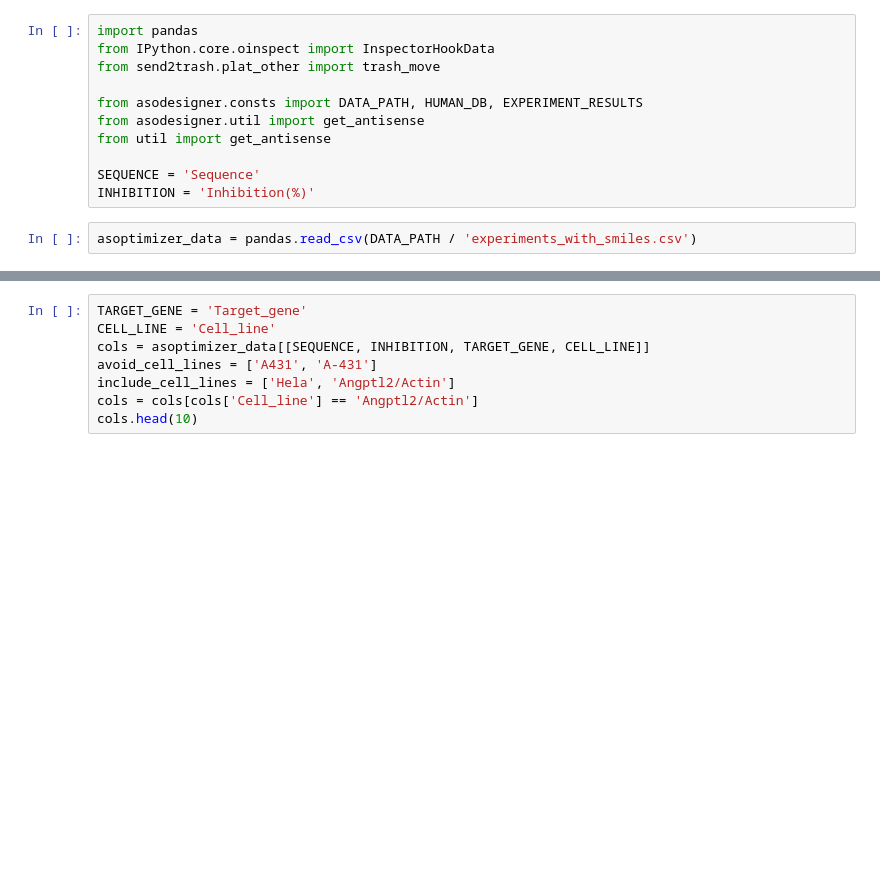
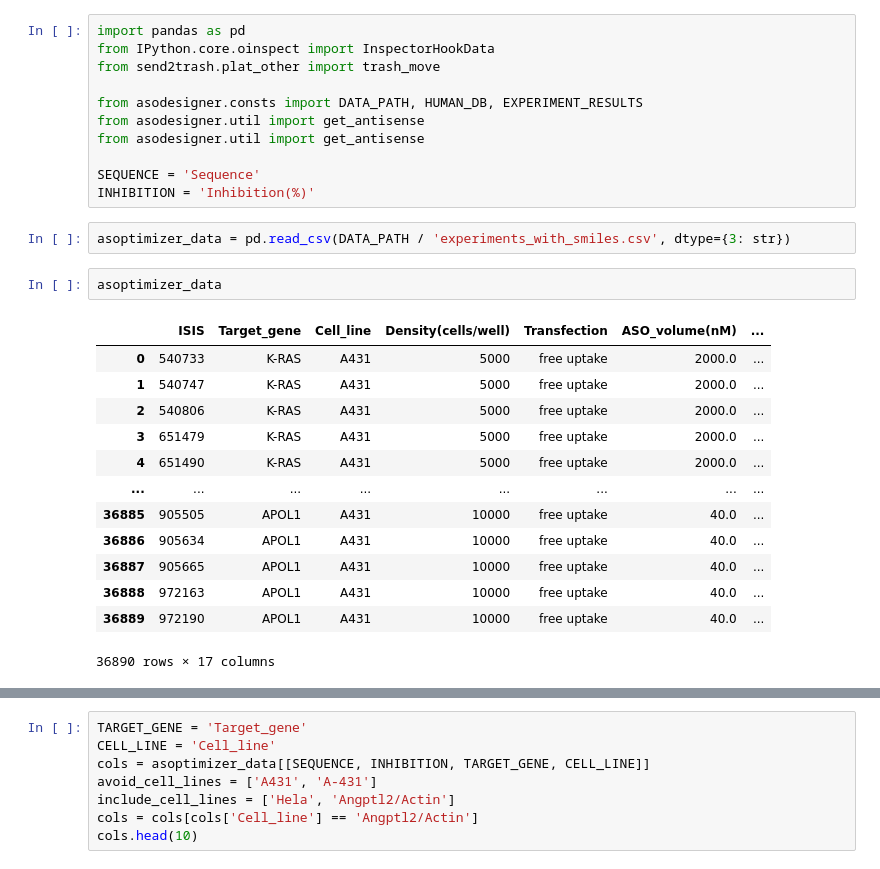
Before and after one commit to RedPenguin100/ASOdesign, a Jupyter notebook: scripts/play_with_data.ipynb, the cells around one changed output, grey strips where cells are left out. Drawn from its saved outputs; the diff is of its cells as text; blank space fills up the shorter version.

```diff
--- a/scripts/play_with_data.ipynb
+++ b/scripts/play_with_data.ipynb
@@ -1,16 +1,32 @@
 # %%
-import pandas
+import pandas as pd
 from IPython.core.oinspect import InspectorHookData
 from send2trash.plat_other import trash_move
 
 from asodesigner.consts import DATA_PATH, HUMAN_DB, EXPERIMENT_RESULTS
 from asodesigner.util import get_antisense
-from util import get_antisense
+from asodesigner.util import get_antisense
 
 SEQUENCE = 'Sequence'
 INHIBITION = 'Inhibition(%)'
 # %%
-asoptimizer_data = pandas.read_csv(DATA_PATH / 'experiments_with_smiles.csv')
+asoptimizer_data = pd.read_csv(DATA_PATH / 'experiments_with_smiles.csv', dtype={3: str})
+# %%
+asoptimizer_data
+# %% [output]
+|  | ISIS | Target_gene | Cell_line | Density(cells/well) | Transfection | ASO_volume(nM) | ... |
+| 0 | 540733 | K-RAS | A431 | 5000 | free uptake | 2000.0 | ... |
+| 1 | 540747 | K-RAS | A431 | 5000 | free uptake | 2000.0 | ... |
+| 2 | 540806 | K-RAS | A431 | 5000 | free uptake | 2000.0 | ... |
+| 3 | 651479 | K-RAS | A431 | 5000 | free uptake | 2000.0 | ... |
+| 4 | 651490 | K-RAS | A431 | 5000 | free uptake | 2000.0 | ... |
+| ... | ... | ... | ... | ... | ... | ... | ... |
+| 36885 | 905505 | APOL1 | A431 | 10000 | free uptake | 40.0 | ... |
+| 36886 | 905634 | APOL1 | A431 | 10000 | free uptake | 40.0 | ... |
+| 36887 | 905665 | APOL1 | A431 | 10000 | free uptake | 40.0 | ... |
+| 36888 | 972163 | APOL1 | A431 | 10000 | free uptake | 40.0 | ... |
+| 36889 | 972190 | APOL1 | A431 | 10000 | free uptake | 40.0 | ... |
+36890 rows × 17 columns
 # %%
 from asodesigner.read_human_genome import get_locus_to_data_dict
 gene_to_data = get_locus_to_data_dict(include_introns=True)
```
Also changed, not shown: parts of 5 cells of this notebook, 7 other files.
